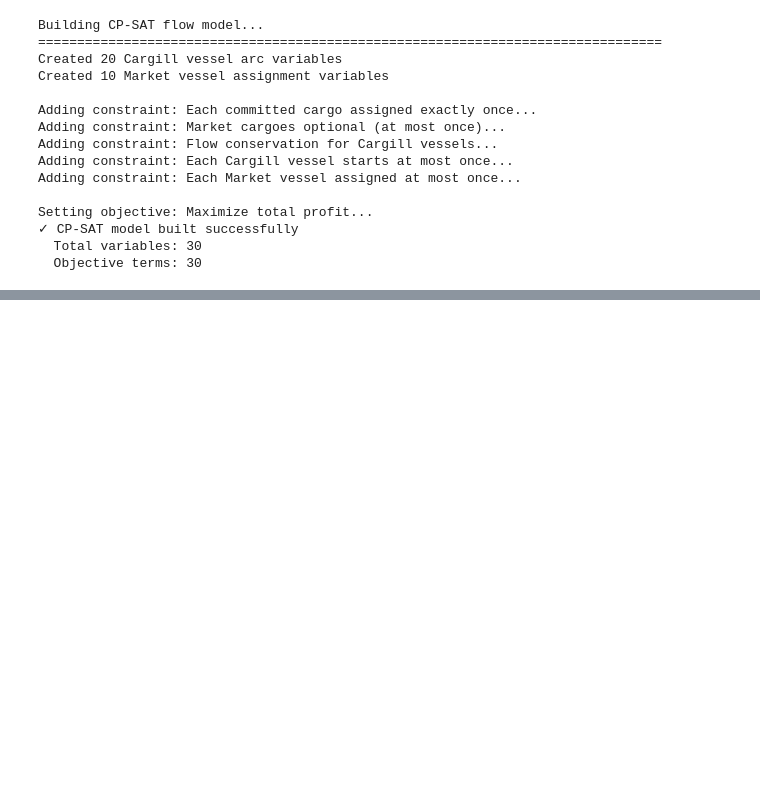
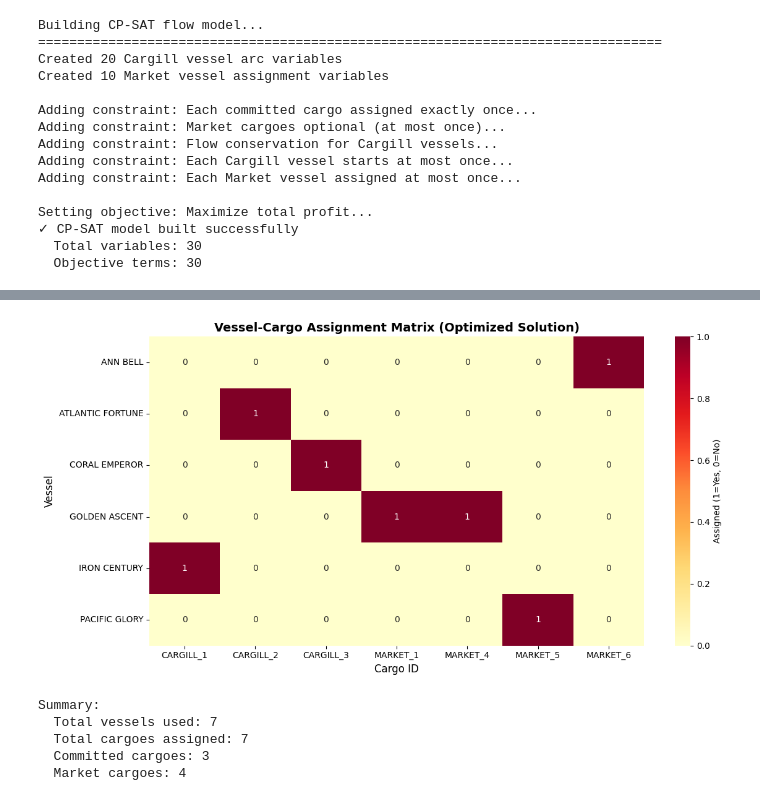
Before and after one commit to royzhack/cargill-hackathon, a Jupyter notebook: vessel_cargo_optimization_multileg.ipynb, the cells around one changed output, grey strips where cells are left out. Saved outputs shown, nothing was run; the diff lists cells and outputs as text; code cells hidden in the pictures; blank space fills up the shorter version.

```diff
--- a/vessel_cargo_optimization_multileg.ipynb
+++ b/vessel_cargo_optimization_multileg.ipynb
@@ -387,12 +426,11 @@ def get_market_freight_rate(cargo_route, laycan_date):
 
     return None
 
-# Fill market cargo freight rates
-for idx, cargo in market_cargoes_processed.iterrows():
-    market_rate = get_market_freight_rate(cargo['route'], cargo['laycan_start_date'])
-    if market_rate is not None:
-        market_cargoes_processed.at[idx, 'freight_rate_usd_per_mt'] = market_rate
+# Market cargo freight rates are now read directly from CSV (Freight_Rate_USD_PMT column)
+# No conversion needed - rates are already in USD/MT format
+# The freight rate lookup functions above are kept for potential opportunity cost calculations
 
 print("✓ Freight rate lookup function ready")
+print("  Note: Market cargo freight rates are read directly from CSV (Freight_Rate_USD_PMT column)")
 # %% [output]
 ✓ Freight rate lookup function ready
@@ -815,8 +854,9 @@ for cargo_id in market_cargo_ids:
     if len(arcs_for_cargo) > 0:
         model.Add(sum(cargill_arc_vars[i] for i in arcs_for_cargo) <= 1)
 
-# Constraint 3: Flow conservation for Cargill vessels
-# For each vessel and each cargo node: inflow == outflow
+# Constraint 3: Flow conservation for Cargill vessels (allowing end at cargo nodes)
+# For each vessel and each cargo node with OUTFLOW: inflow == outflow
+# If there is no outflow (vessel ends there), inflow can be 1 and outflow 0
 print("Adding constraint: Flow conservation for Cargill vessels...")
 
 # Get all unique cargo nodes (committed + market)
@@ -843,8 +883,10 @@ for v_idx in cargill_vessels_processed.index:
             if arc['vessel_idx'] == v_idx and arc['from_node'] == cargo_node
         ]
 
-        # Flow conservation: inflow == outflow
-        if len(inflow_arcs) > 0 or len(outflow_arcs) > 0:
+        # FIXED: Only enforce flow conservation if there is outflow
+        # - If outflow == 0, vessel can end at this node (sink)
+        # - If outflow > 0, then inflow must equal outflow
+        if len(outflow_arcs) > 0:
             inflow_sum = sum(cargill_arc_vars[i] for i in inflow_arcs)
             outflow_sum = sum(cargill_arc_vars[i] for i in outflow_arcs)
             model.Add(inflow_sum == outflow_sum)
@@ -1513,0 +1608,43 @@ else:
+# %%
+# Simple matrix visualization: Which vessel does which cargo?
+
+import pandas as pd
+import matplotlib.pyplot as plt
+import seaborn as sns
+
+# Create assignment matrix from assignments_df (after Cell 10)
+if 'assignments_df' in globals() and len(assignments_df) > 0:
+    # Build matrix: rows = vessels, columns = cargoes
+    assign_matrix = (
+        assignments_df
+        .assign(assigned=1)
+        .pivot_table(
+            index='Vessel_Name',
+            columns='Cargo_ID',
+            values='assigned',
+            aggfunc='max',
+            fill_value=0
+        )
+    )
+
+    print("Assignment Matrix (1 = vessel assigned to cargo):")
+    print(assign_matrix)
+
+    # Visualize as heatmap
+    plt.figure(figsize=(12, 6))
+    sns.heatmap(assign_matrix, annot=True, fmt='d', cmap='YlOrRd', cbar_kws={'label': 'Assigned (1=Yes, 0=No)'})
+    plt.title('Vessel-Cargo Assignment Matrix (Optimized Solution)', fontsize=14, fontweight='bold')
+    plt.ylabel('Vessel', fontsize=12)
+    plt.xlabel('Cargo ID', fontsize=12)
+    plt.tight_layout()
+    plt.show()
+
+    # Summary stats
+    print(f"\nSummary:")
+    print(f"  Total vessels used: {assign_matrix.sum(axis=1).sum()}")
+    print(f"  Total cargoes assigned: {assign_matrix.sum(axis=0).sum()}")
+    print(f"  Committed cargoes: {assign_matrix[[c for c in assign_matrix.columns if 'CARGILL' in c]].sum(axis=0).sum()}")
+    print(f"  Market cargoes: {assign_matrix[[c for c in assign_matrix.columns if 'MARKET' in c]].sum(axis=0).sum()}")
+else:
+    print("assignments_df not found. Run Cells 9-10 first to solve the optimization.")
+# %% [output]
@@ -1513,0 +1669,6 @@ else:
+[figure, added]
+Summary:
+  Total vessels used: 7
+  Total cargoes assigned: 7
+  Committed cargoes: 3
+  Market cargoes: 4
```
Also changed, not shown: parts of 22 cells of this notebook, 6 other files.
